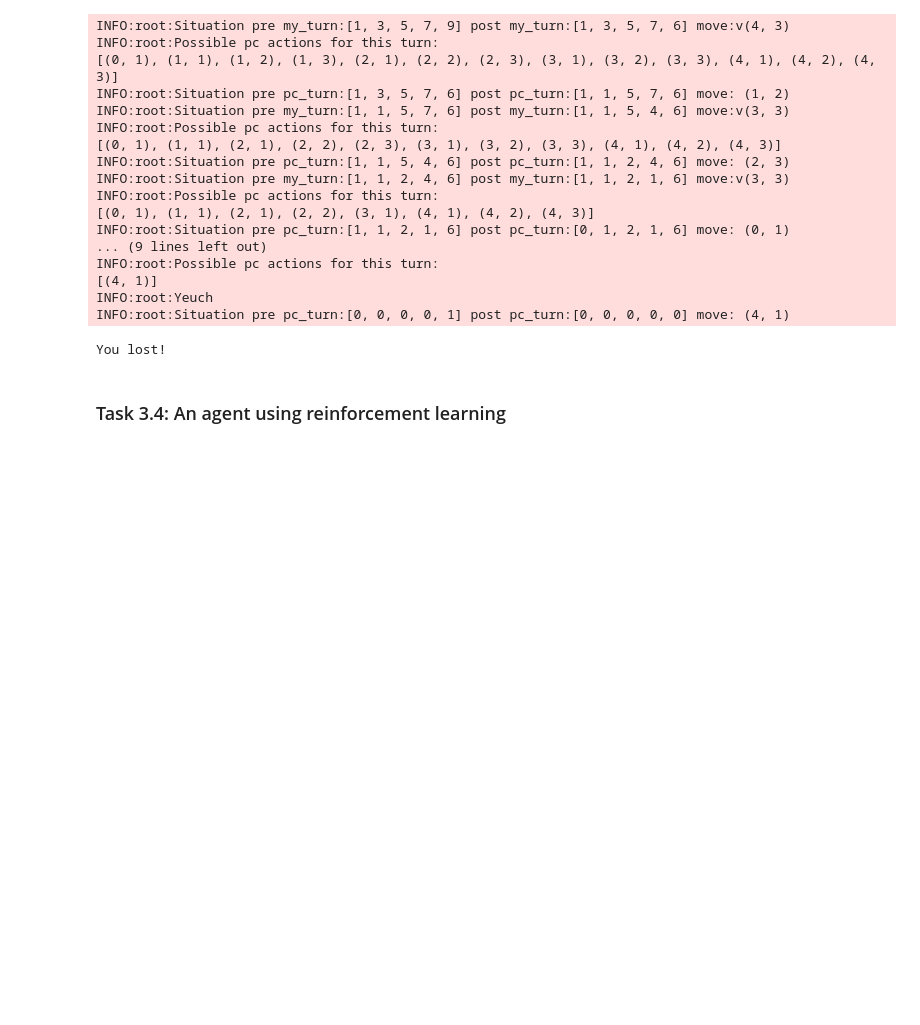
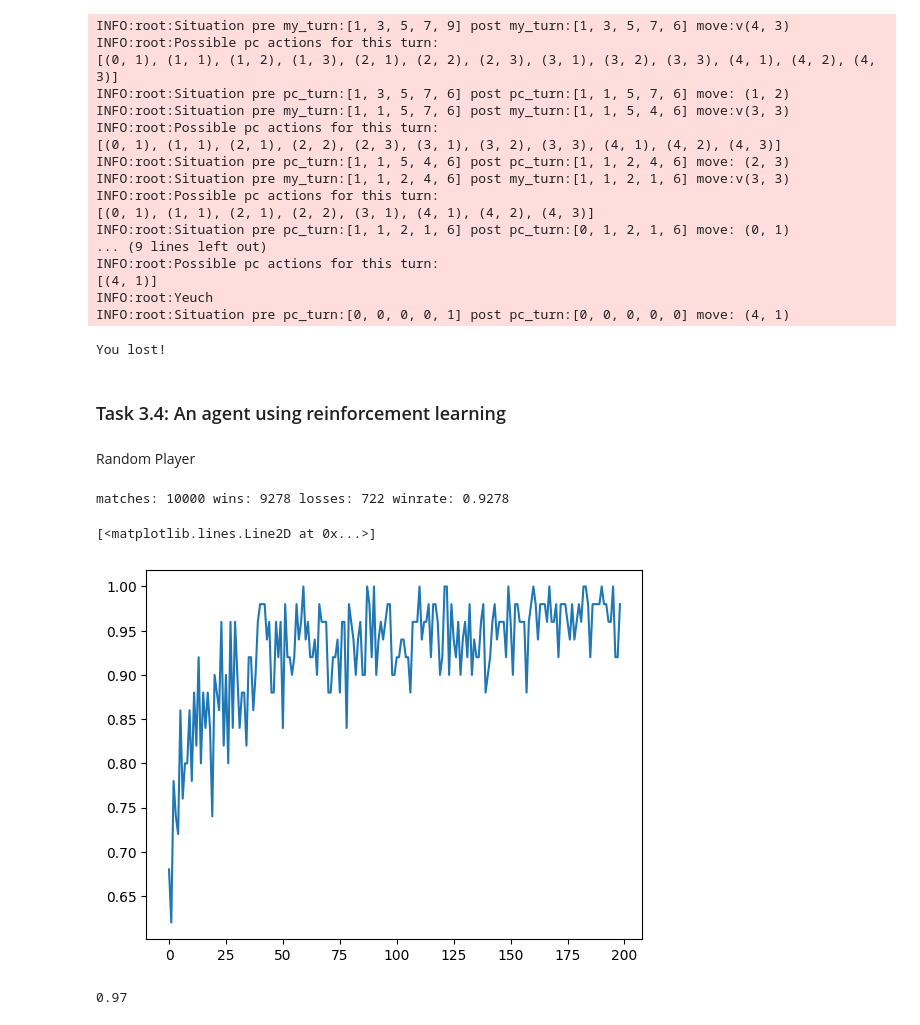
Before and after one commit to bred91/Computational-Intelligence, a Jupyter notebook: lab3/Lab_3.ipynb, the cells around one changed output. Drawn from its saved outputs; the diff is of its cells as text; code cells hidden in the pictures; blank space fills up the shorter version.

```diff
--- a/lab3/Lab_3.ipynb
+++ b/lab3/Lab_3.ipynb
@@ -71,8 +71,8 @@ class Nim():
         assert self._rows[row] >= num_objects
         assert self._k is None or num_objects <= self._k
         self._rows[row] -= num_objects
-        if sum(self._rows) == 0:
-            logging.info("Yeuch")
+        #if sum(self._rows) == 0:
+            #logging.info("Yeuch")
 
     def nimming2(self, ply: Nimply) -> None:
         row, num_objects = ply
@@ -697,0 +797,60 @@ You lost!
+# %% [markdown]
+Random Player
+# %%
+losses = 0
+wins = 0
+history = []
+winrate_history = []
+epochs = 10000
+
+for i in np.arange(epochs):
+    currState = Nim(4, None)
+    Q_learner = QLearner(currState)
+
+    while True:
+        action_p1 = Q_learner.update_q(currState._rows, None)
+        logging.debug(f"action_p1: {action_p1}")
+
+        if(action_p1 is not None):
+            currState.nimming(action_p1[0], action_p1[1])
+            logging.debug(f"currState: {currState._rows}")
+
+        if action_p1 is None:
+            losses += 1
+            history.append("L")
+            logging.debug(f"Losses + 1")
+            break
+        elif currState.is_terminal():
+            wins += 1
+            history.append("W")
+            logging.debug(f"Wins + 1")
+            break
+
+        # random player
+        row = random.choice([r for r, c in enumerate(currState.rows) if c > 0])
+        num_objects = random.randint(1, currState.rows[row])
+        logging.debug(f"row: {row} num_objects: {num_objects}")
+        currState.nimming(row, num_objects)
+        logging.debug(f"currState: {currState._rows}")
+
+
+    if (i != 0) and (i % 50 == 0):
+        s50 = history[-50:]
+        wi = len([s for s in s50 if s == "W"])
+        lo = 50 - wi
+        winrate_history.append(wi/(wi+lo))
+        #logging.info(f"i: {i} wins: {wins} losses: {losses} winrate: {wins/(wins+losses)} winrate history (last 50s): {wi/(wi+lo)}")
+
+print(f"matches: {epochs} wins: {wins} losses: {losses} winrate: {wins/(wins+losses)}")
+# %% [output]
+matches: 10000 wins: 9278 losses: 722 winrate: 0.9278
+# %%
+plt.plot(winrate_history)
+# %% [output]
+[<matplotlib.lines.Line2D at 0x...>]
+[figure, added]
+# %%
+# average of the last 10 winrates (last 500 games)
+round(sum(winrate_history[-10:]) / len(winrate_history[-10:]), 2)
+# %% [output]
+0.97
```
Also changed, not shown: parts of 9 cells of this notebook.
